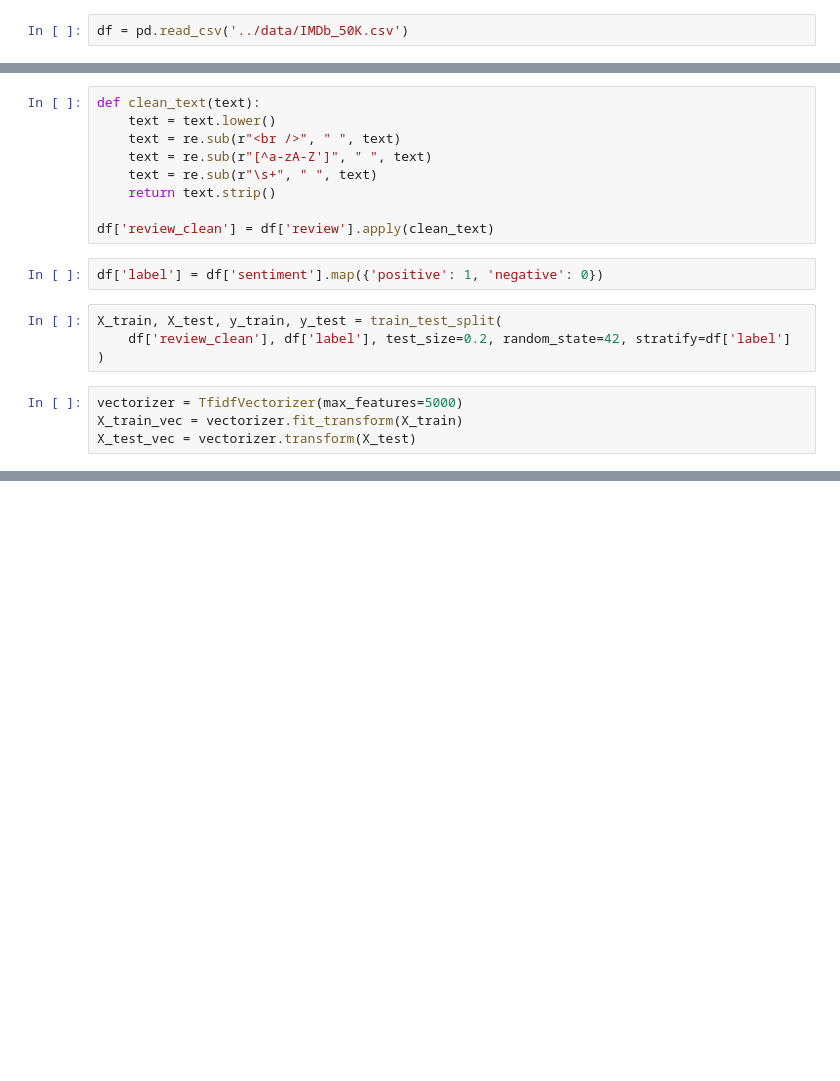
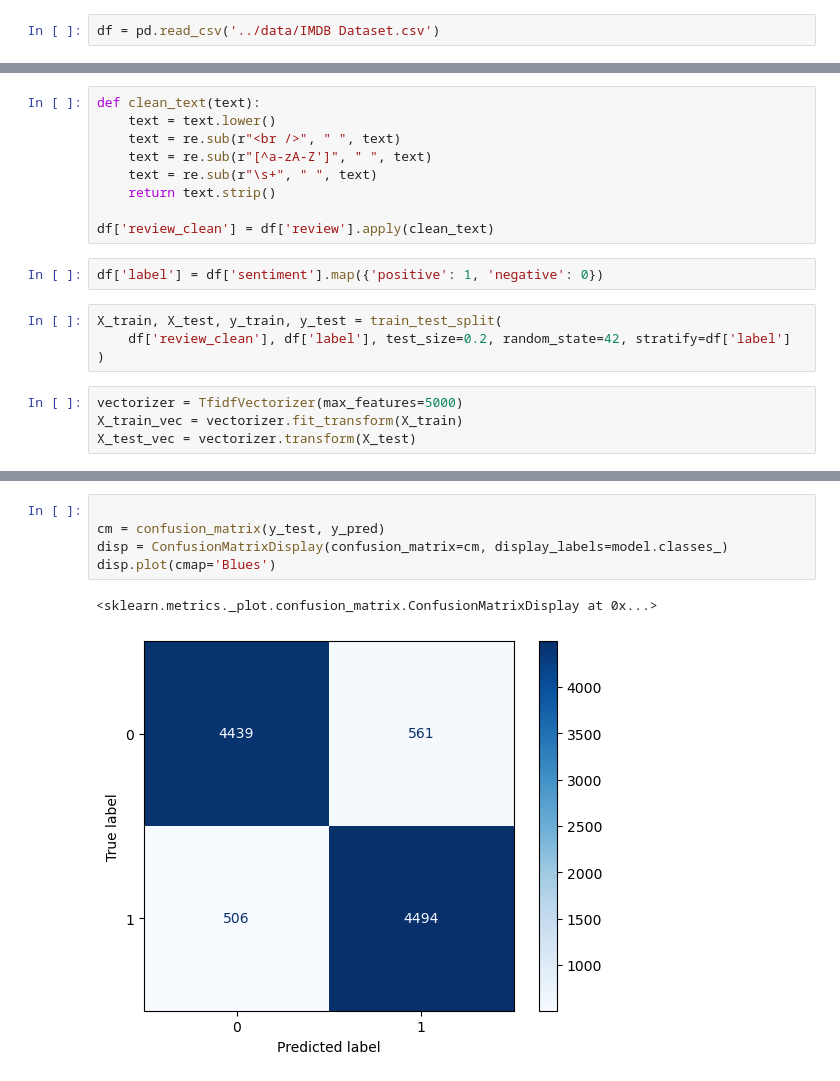
Before and after one commit to Basem3sam/movie-sentiment-classifier, a Jupyter notebook: notebook/exploration.ipynb, the cells around one changed output, grey strips where cells are left out. Drawn from its saved outputs; the diff is of its cells as text; blank space fills up the shorter version.

```diff
--- a/notebook/exploration.ipynb
+++ b/notebook/exploration.ipynb
@@ -8,5 +9,5 @@ from sklearn.metrics import classification_report
 # %%
-df = pd.read_csv('../data/IMDb_50K.csv')
+df = pd.read_csv('../data/IMDB Dataset.csv')
 # %%
 print(df.head())
 print(df['sentiment'].value_counts())
@@ -37,0 +61,8 @@ print(classification_report(y_test, y_pred))
+# %%
+
+cm = confusion_matrix(y_test, y_pred)
+disp = ConfusionMatrixDisplay(confusion_matrix=cm, display_labels=model.classes_)
+disp.plot(cmap='Blues')
+# %% [output]
+<sklearn.metrics._plot.confusion_matrix.ConfusionMatrixDisplay at 0x...>
+[figure, added]
```
Also changed, not shown: parts of 4 cells of this notebook.
